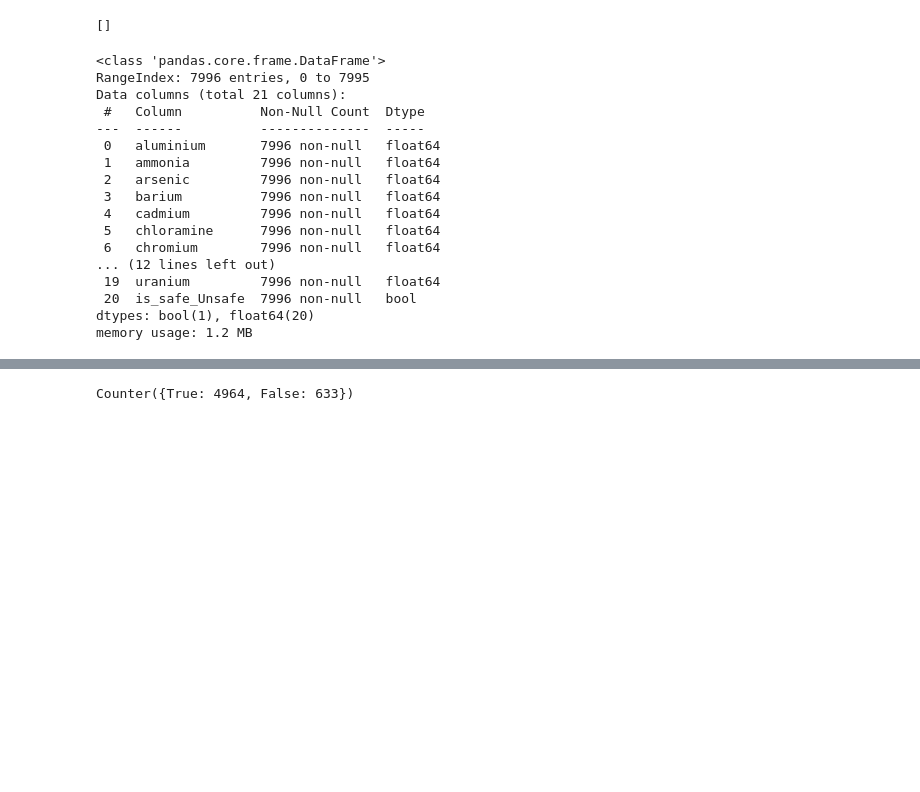
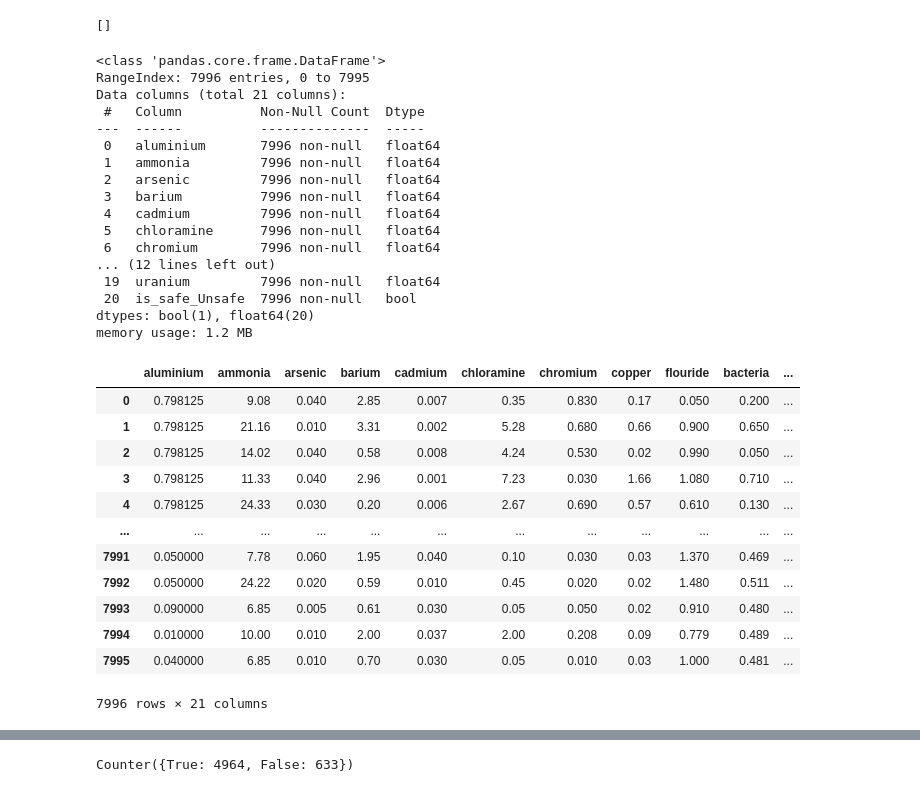
Before and after one commit to Roselinstanley/ML-Project, a Jupyter notebook: Finalproject-Copy1.ipynb, the cells around one changed output, grey strips where cells are left out. Cells and saved outputs as stored; diff of their text form; code cells hidden in the pictures; blank space fills up the shorter version.

```diff
--- a/Finalproject-Copy1.ipynb
+++ b/Finalproject-Copy1.ipynb
@@ -317,24 +349,38 @@ See the caveats in the documentation: https://pandas.pydata.org/pandas-docs/stab
 # %%
 dataset=pd.get_dummies(dataset,drop_first=True)
 dataset.info()
+dataset
 # %% [output]
 <class 'pandas.core.frame.DataFrame'>
 RangeIndex: 7996 entries, 0 to 7995
 Data columns (total 21 columns):
  #   Column          Non-Null Count  Dtype
 ---  ------          --------------  -----
  0   aluminium       7996 non-null   float64
  1   ammonia         7996 non-null   float64
  2   arsenic         7996 non-null   float64
  3   barium          7996 non-null   float64
  4   cadmium         7996 non-null   float64
  5   chloramine      7996 non-null   float64
  6   chromium        7996 non-null   float64
 ... (12 lines left out)
  19  uranium         7996 non-null   float64
  20  is_safe_Unsafe  7996 non-null   bool
 dtypes: bool(1), float64(20)
 memory usage: 1.2 MB
+|  | aluminium | ammonia | arsenic | barium | cadmium | chloramine | chromium | copper | flouride | bacteria | ... |
+| 0 | 0.798125 | 9.08 | 0.040 | 2.85 | 0.007 | 0.35 | 0.830 | 0.17 | 0.050 | 0.200 | ... |
+| 1 | 0.798125 | 21.16 | 0.010 | 3.31 | 0.002 | 5.28 | 0.680 | 0.66 | 0.900 | 0.650 | ... |
+| 2 | 0.798125 | 14.02 | 0.040 | 0.58 | 0.008 | 4.24 | 0.530 | 0.02 | 0.990 | 0.050 | ... |
+| 3 | 0.798125 | 11.33 | 0.040 | 2.96 | 0.001 | 7.23 | 0.030 | 1.66 | 1.080 | 0.710 | ... |
+| 4 | 0.798125 | 24.33 | 0.030 | 0.20 | 0.006 | 2.67 | 0.690 | 0.57 | 0.610 | 0.130 | ... |
+| ... | ... | ... | ... | ... | ... | ... | ... | ... | ... | ... | ... |
+| 7991 | 0.050000 | 7.78 | 0.060 | 1.95 | 0.040 | 0.10 | 0.030 | 0.03 | 1.370 | 0.469 | ... |
+| 7992 | 0.050000 | 24.22 | 0.020 | 0.59 | 0.010 | 0.45 | 0.020 | 0.02 | 1.480 | 0.511 | ... |
+| 7993 | 0.090000 | 6.85 | 0.005 | 0.61 | 0.030 | 0.05 | 0.050 | 0.02 | 0.910 | 0.480 | ... |
+| 7994 | 0.010000 | 10.00 | 0.010 | 2.00 | 0.037 | 2.00 | 0.208 | 0.09 | 0.779 | 0.489 | ... |
+| 7995 | 0.040000 | 6.85 | 0.010 | 0.70 | 0.030 | 0.05 | 0.010 | 0.03 | 1.000 | 0.481 | ... |
+7996 rows × 21 columns
 # %%
 indepX=dataset.drop('is_safe_Unsafe',axis=1)
 depY=dataset['is_safe_Unsafe']
```
Also changed, not shown: parts of 13 cells of this notebook.
